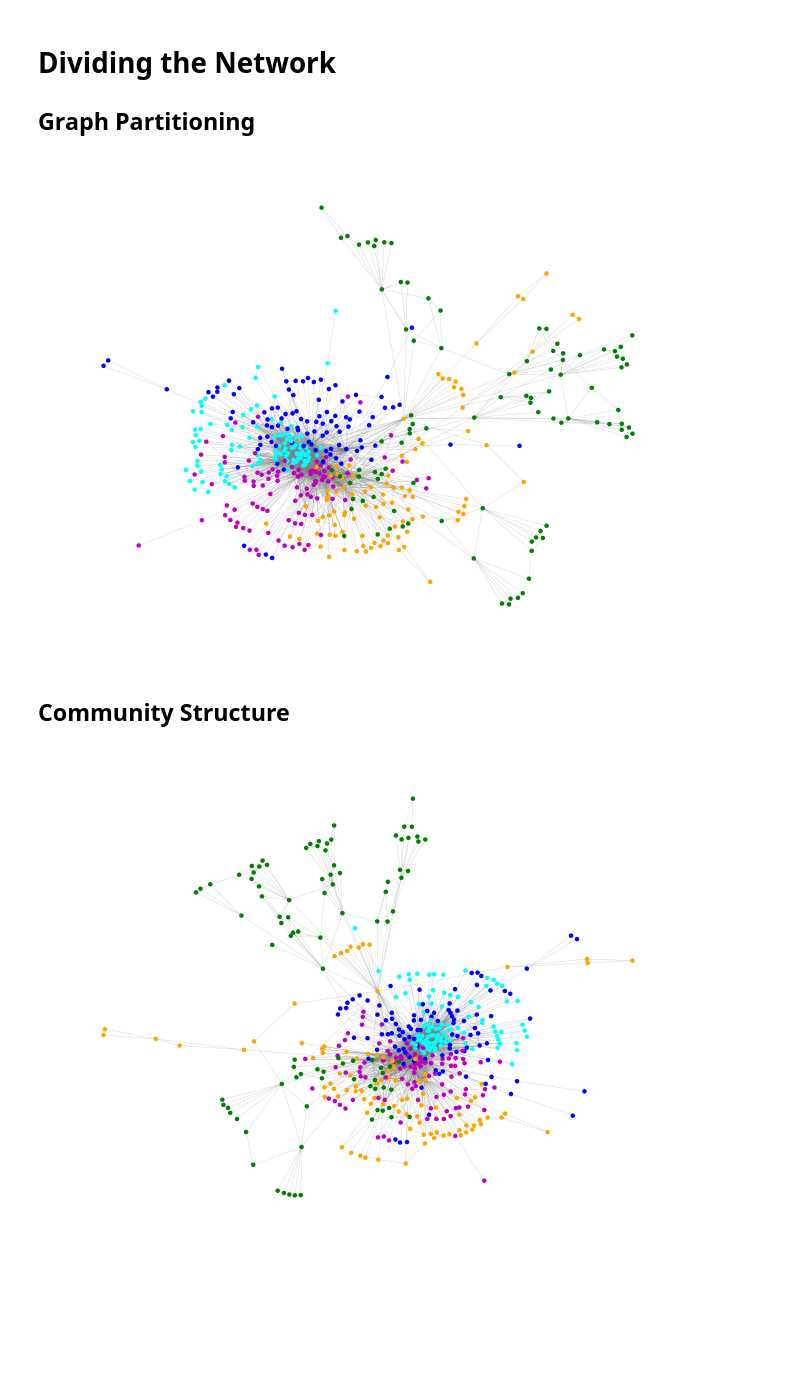
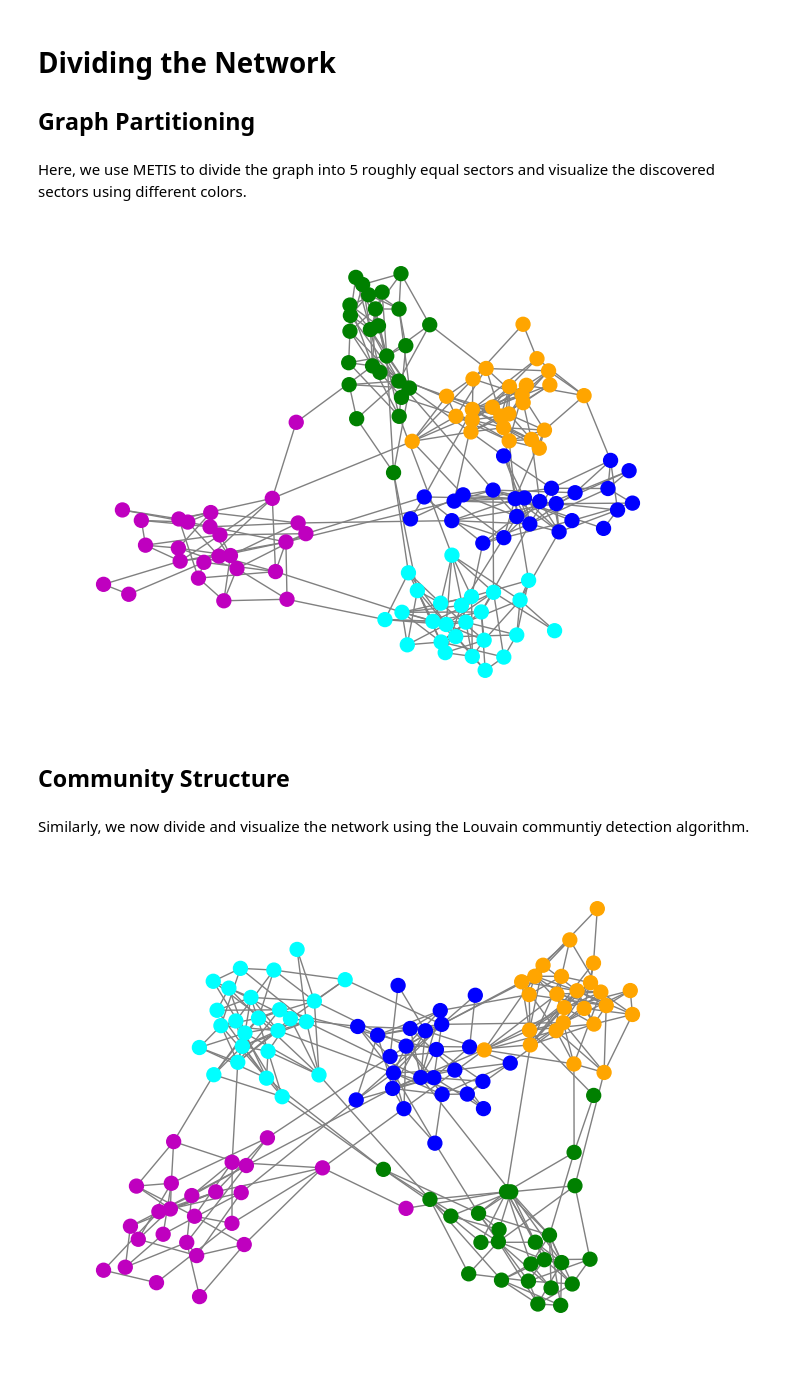
Before and after one commit to SiddharthP96/Divide_and_Conquer, a Jupyter notebook: IM_DC_figures.ipynb, the cells around one changed output. Drawn from its saved outputs; the diff is of its cells as text; code cells hidden in the pictures; blank space fills up the shorter version.

```diff
--- a/IM_DC_figures.ipynb
+++ b/IM_DC_figures.ipynb
@@ -16,7 +16,8 @@ An air transportation network with 500 nodes and 2980 edges is used to show the
 # %%
 #get networkx object for visualization and general usage and igraph object for the methods
-g=nx.read_edgelist('Data/networks/net_airport.txt',data=False,nodetype=int)
-gI=read('Data/networks/net_airport.txt',directed=False)
+g=nx.planted_partition_graph(5,25,0.2,0.005)
+nx.write_edgelist(g,data=False,path='test_network.txt')
+gI=read('test_network.txt',directed=False)
 # %% [markdown]
 ## Visualization of the network
 # %%
@@ -27,6 +28,8 @@ nx.draw(g,node_size=2,node_color='k',edge_color='gray',width=0.1)
 # Dividing the Network
 
 ## Graph Partitioning
+# %% [markdown]
+Here, we use METIS to divide the graph into 5 roughly equal sectors and visualize the discovered sectors using different colors.
 # %%
 #use metis.part_graph to divide networkx graph object g into k partitions
 k=5
@@ -37,18 +40,20 @@ M={h:temp[h]+1 for h in range(g.number_of_nodes())}
 
 color_code={5:'b',1:'orange',2:'green',3:'m',4:'cyan'}
 colors=[color_code[i] for i in M.values()]
-nx.draw(g,node_size=5,node_color=colors,edge_color='gray',width=0.1)
+nx.draw(g,node_size=100,node_color=colors,edge_color='gray',width=1,with_labels=False)
 # %% [output]
-[figure, old version]
+[figure, new version]
 # %% [markdown]
 ## Community Structure
+# %% [markdown]
+Similarly, we now divide and visualize the network using the Louvain communtiy detection algorithm.
 # %%
 #use community_louvain.best_partition to get communities
 C=community_louvain.best_partition(g)
 #visualize
 
 color_code={5:'b',1:'orange',2:'green',3:'m',4:'cyan'}
 colors=[color_code[i] for i in M.values()]
-nx.draw(g,node_size=5,node_color=colors,edge_color='gray',width=0.1)
+nx.draw(g,node_size=100,node_color=colors,edge_color='gray',width=1,with_labels=False)
 # %% [output]
-[figure, old version]
+[figure, new version]
```
Also changed, not shown: parts of 15 cells of this notebook.
